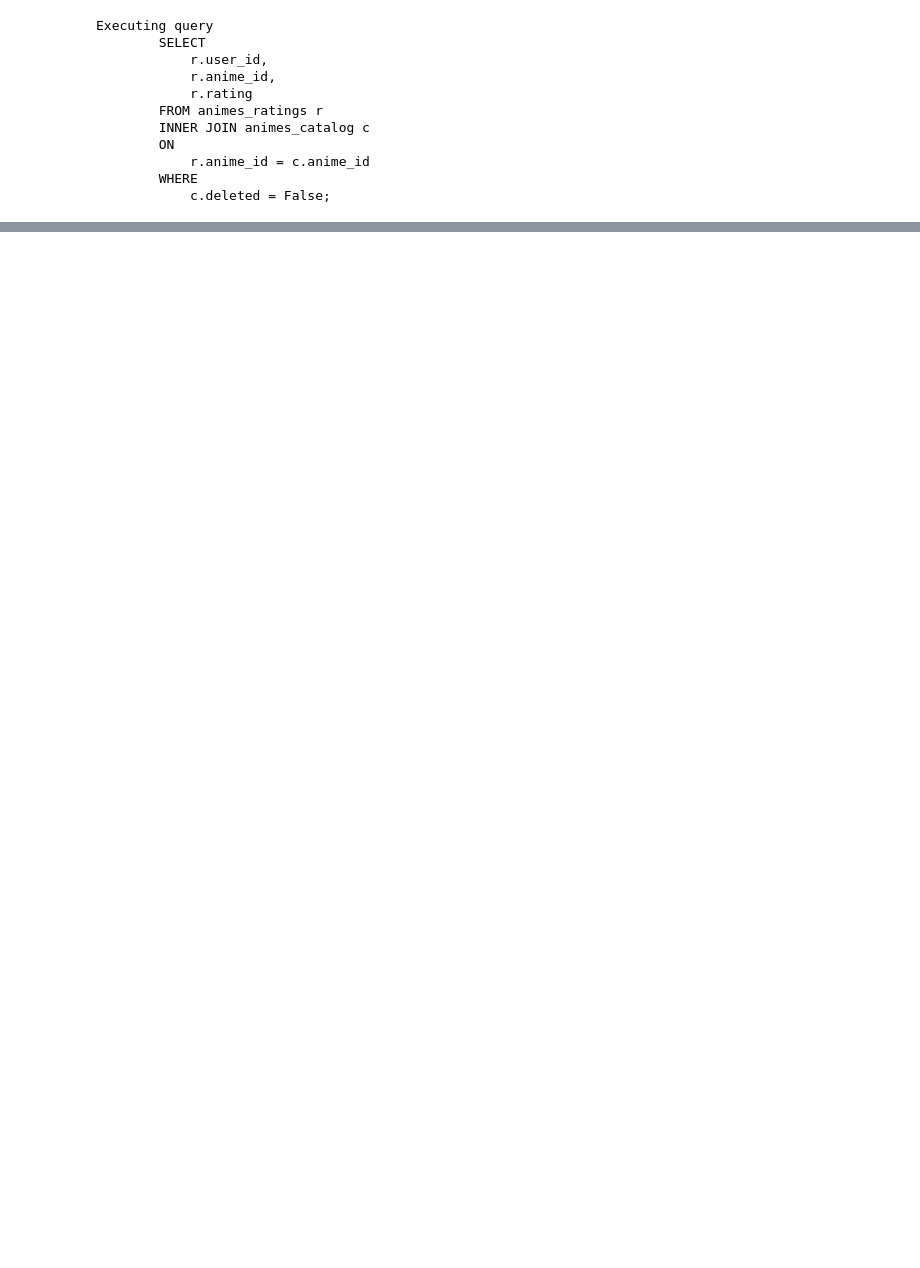
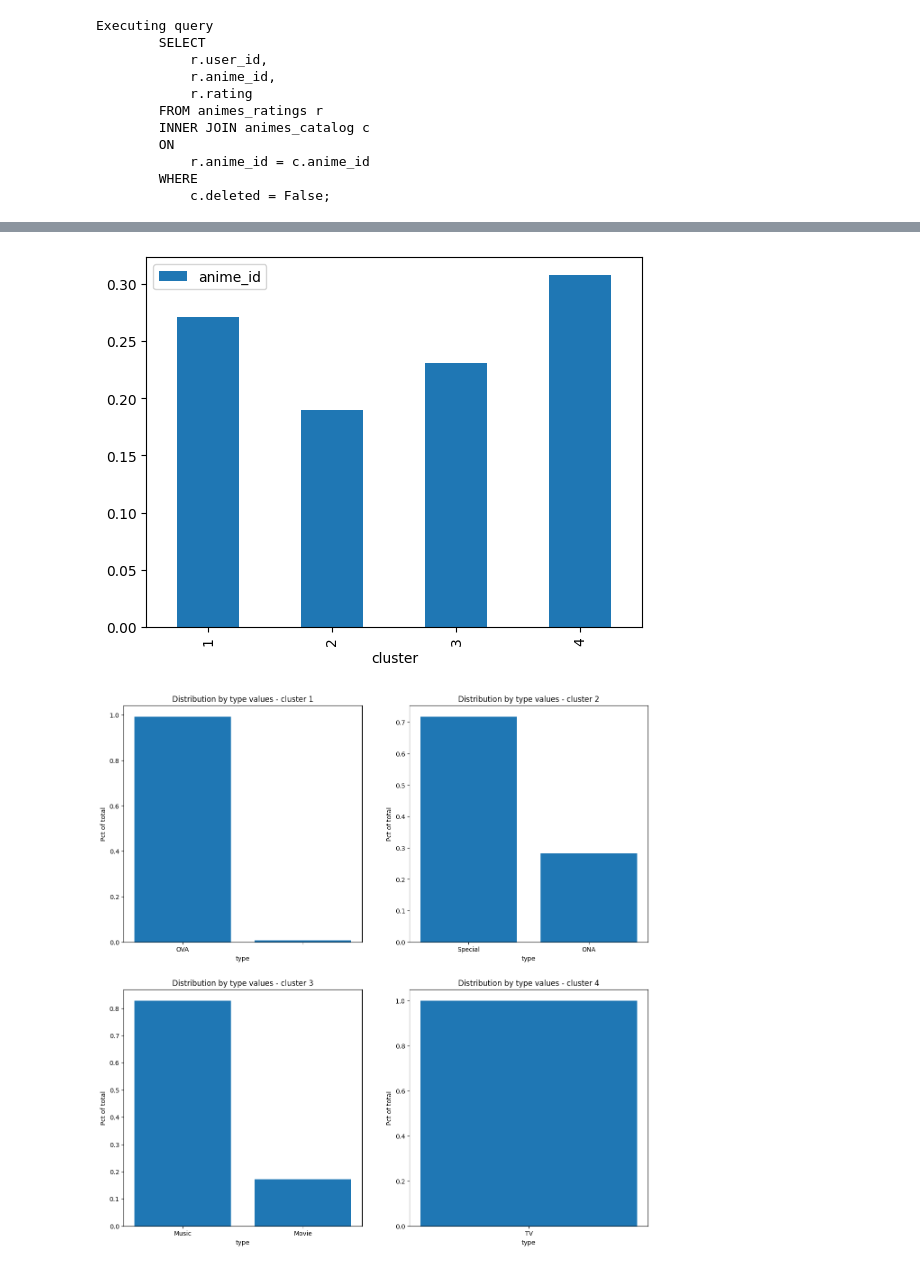
Before and after one commit to JuanDaps28/anime-project, a Jupyter notebook: sagemaker/recomendation_system_model.ipynb, the cells around one changed output, grey strips where cells are left out. Drawn from its saved outputs; the diff is of its cells as text; code cells hidden in the pictures; blank space fills up the shorter version.

```diff
--- a/sagemaker/recomendation_system_model.ipynb
+++ b/sagemaker/recomendation_system_model.ipynb
@@ -278,0 +324,2 @@ Executing query
+# %%
+clustering.train_model(k=4)
@@ -278,0 +336,8 @@ Executing query
+# %%
+clustering.get_cluster_graphics(
+    qualitative_vars=["type"],
+    quantitative_vars=["synopsis_topic_1", "synopsis_topic_2", "synopsis_topic_3"]
+)
+# %% [output]
+[figure, added]
+[figure, added]
```
Also changed, not shown: parts of 14 cells of this notebook, 9 other files.
